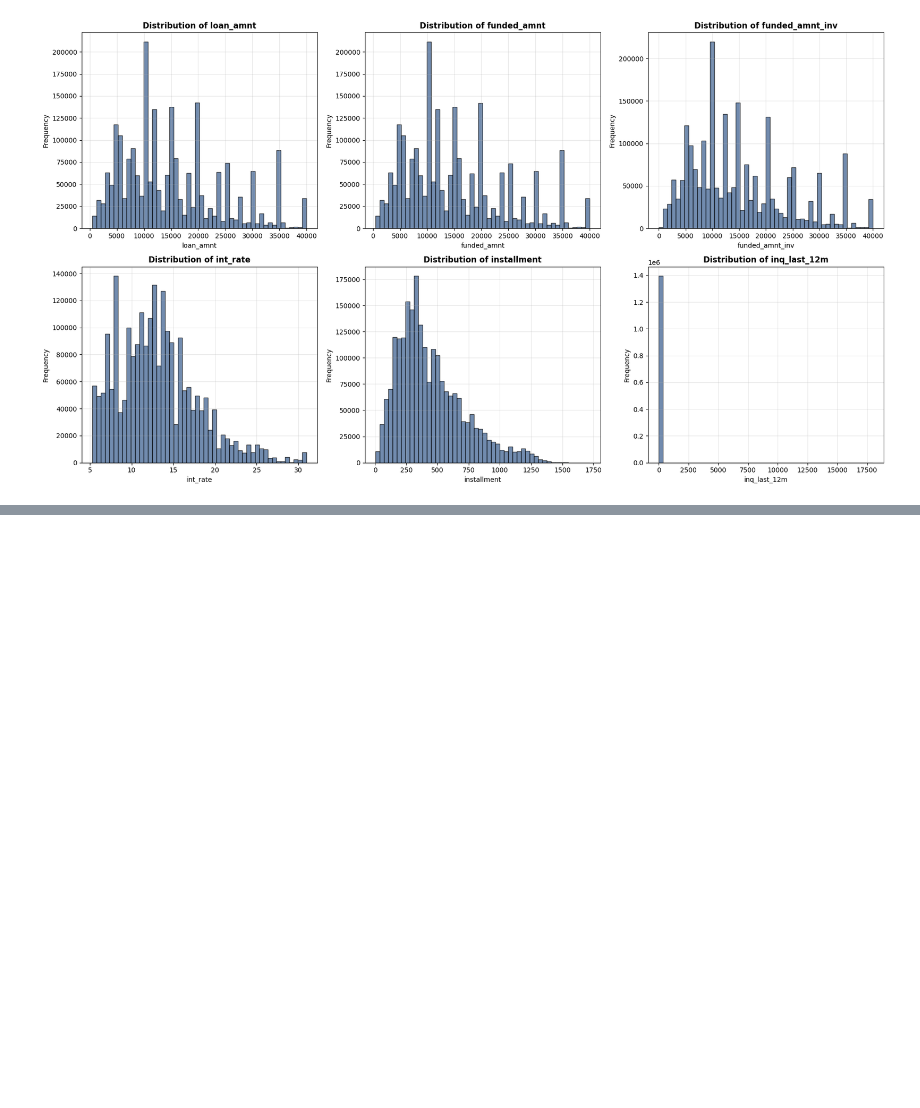
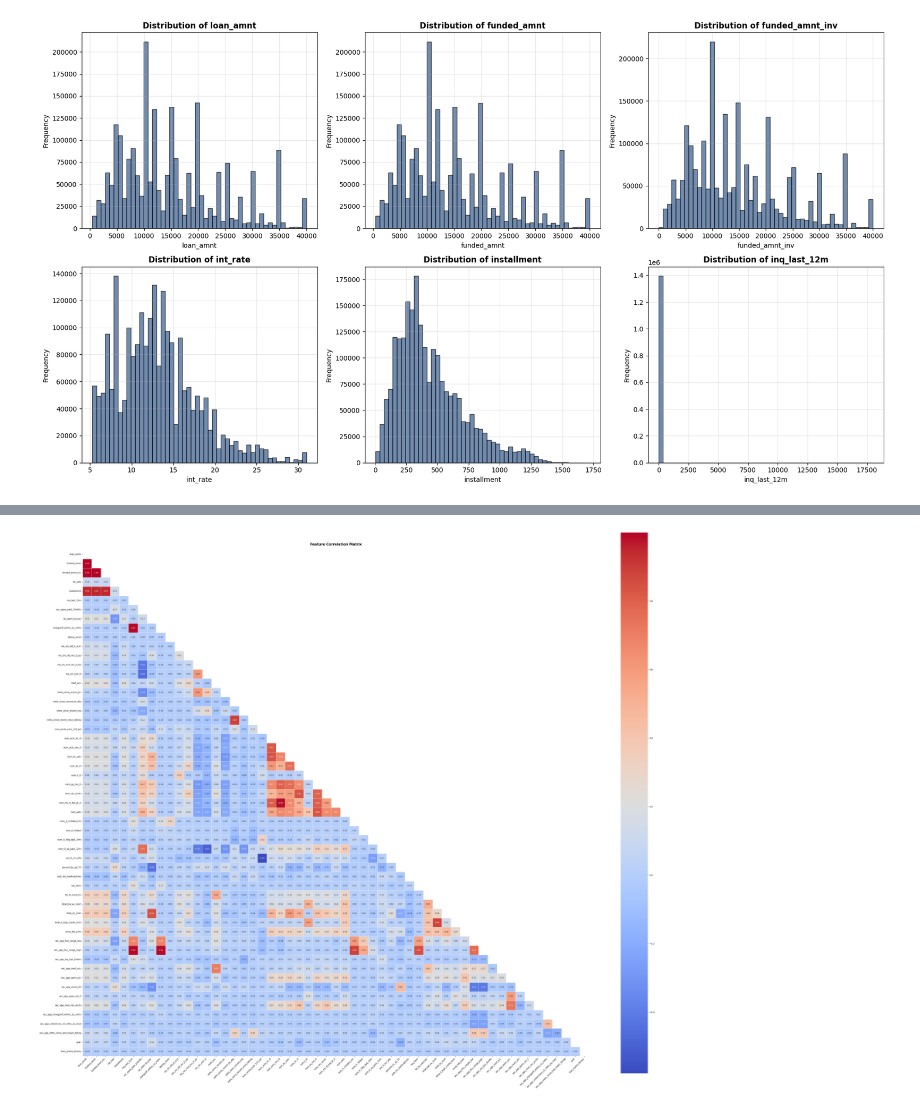
Before and after one commit to Parikshit97/lending-club, a Jupyter notebook: notebooks/eda.ipynb, the cells around one changed output, grey strips where cells are left out. Drawn from its saved outputs; the diff is of its cells as text; code cells hidden in the pictures; blank space fills up the shorter version.

Commit message:
modified the correlation matrix to improve the readability

```diff
--- a/notebooks/eda.ipynb
+++ b/notebooks/eda.ipynb
@@ -105,9 +106,32 @@ if 'loan_status_binary' in df.columns:
 # %%
+import numpy as np
+
 if len(numerical_features) > 0:
-    plt.figure(figsize=(12, 10))
-    correlation_matrix = df[numerical_features].compute().corr()
-    sns.heatmap(correlation_matrix, annot=True, fmt='.2f', cmap="coolwarm",
-                square=True, linewidths=0.5, cbar_kws={"shrink": 0.8})
-    plt.title('Feature Correlation Matrix', fontsize=14, fontweight='bold', pad=20)
+    corr_matrix = df[numerical_features].compute().corr()
+
+    mask = np.triu(np.ones_like(corr_matrix, dtype=bool))
+
+    fig_size = max(10, len(numerical_features) * 0.8)
+    plt.figure(figsize=(fig_size, fig_size))
+
+    sns.heatmap(
+        corr_matrix,
+        mask=mask,
+        annot=True,
+        fmt=".2f",
+        cmap="coolwarm",
+        square=True,
+        linewidths=0.5,
+        cbar_kws={"shrink": 0.8},
+        annot_kws={"size": 9}
+    )
+
+    # Improve label readability
+    plt.xticks(rotation=45, ha='right', fontsize=10)
+    plt.yticks(rotation=0, fontsize=10)
+
+    plt.title("Feature Correlation Matrix", fontsize=16, fontweight='bold', pad=20)
     plt.tight_layout()
     plt.show()
+# %% [output]
+[figure, added]
```
Also changed, not shown: parts of 3 cells of this notebook.
